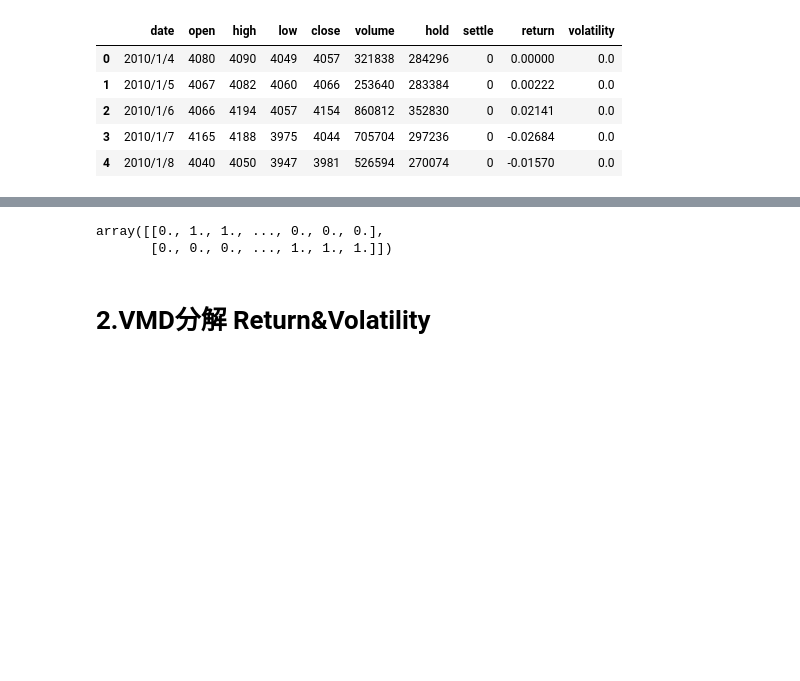
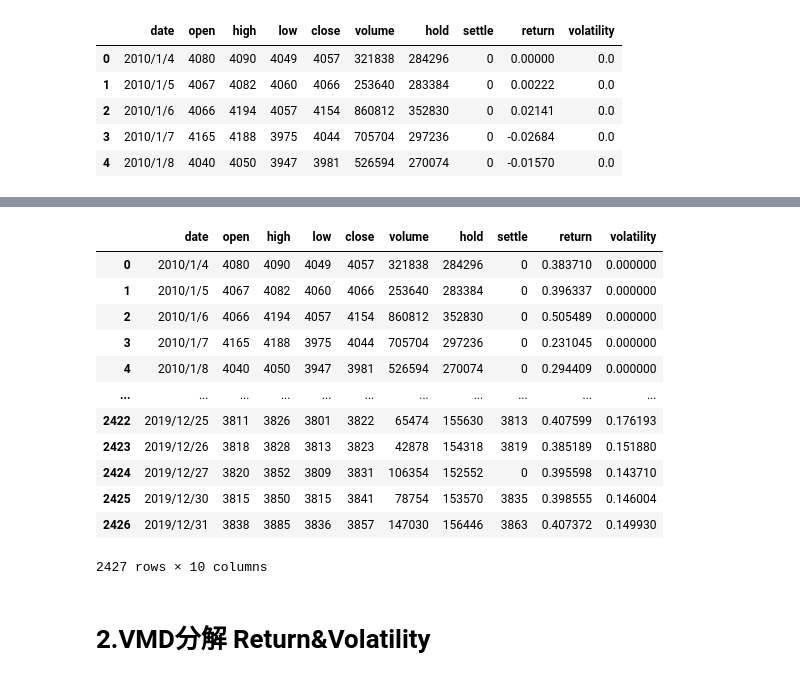
Before and after one commit to JAYING-L/forecast, a Jupyter notebook: VMD_Bilstm_A0.ipynb, the cells around one changed output, grey strips where cells are left out. Drawn from its saved outputs; the diff is of its cells as text; code cells hidden in the pictures; blank space fills up the shorter version.

```diff
--- a/VMD_Bilstm_A0.ipynb
+++ b/VMD_Bilstm_A0.ipynb
@@ -44,3 +46,5 @@ Data.head()
 # %%
-#标准化数据
-array=[Data['return'],Data['volatility']]
+minmax = preprocessing.MinMaxScaler()
+data_minmax = minmax.fit_transform(Data[['return','volatility']])
+data_minmax_list = data_minmax.tolist()
+data_minmax_list
@@ -47,10 +69,27 @@ array=[Data['return'],Data['volatility']]
-# %%
-minmax = preprocessing.MinMaxScaler()
-data_minmax = minmax.fit_transform(array)
-data_minmax
-# %% [output]
-array([[0., 1., 1., ..., 0., 0., 0.],
-       [0., 0., 0., ..., 1., 1., 1.]])
+# %%
+#建空列表把循环出来每次嵌套列表的数装在新的列表中
+empt_return=[]
+empt_volatility=[]
+for i in range(len(data_minmax_list)):
+    empt_return.append(data_minmax_list[i][0])
+    empt_volatility.append(data_minmax_list[i][1])
+Data['return']=empt_return
+Data['volatility']=empt_volatility
+Data
+# %% [output]
+|  | date | open | high | low | close | volume | hold | settle | return | volatility |
+| 0 | 2010/1/4 | 4080 | 4090 | 4049 | 4057 | 321838 | 284296 | 0 | 0.383710 | 0.000000 |
+| 1 | 2010/1/5 | 4067 | 4082 | 4060 | 4066 | 253640 | 283384 | 0 | 0.396337 | 0.000000 |
+| 2 | 2010/1/6 | 4066 | 4194 | 4057 | 4154 | 860812 | 352830 | 0 | 0.505489 | 0.000000 |
+| 3 | 2010/1/7 | 4165 | 4188 | 3975 | 4044 | 705704 | 297236 | 0 | 0.231045 | 0.000000 |
+| 4 | 2010/1/8 | 4040 | 4050 | 3947 | 3981 | 526594 | 270074 | 0 | 0.294409 | 0.000000 |
+| ... | ... | ... | ... | ... | ... | ... | ... | ... | ... | ... |
+| 2422 | 2019/12/25 | 3811 | 3826 | 3801 | 3822 | 65474 | 155630 | 3813 | 0.407599 | 0.176193 |
+| 2423 | 2019/12/26 | 3818 | 3828 | 3813 | 3823 | 42878 | 154318 | 3819 | 0.385189 | 0.151880 |
+| 2424 | 2019/12/27 | 3820 | 3852 | 3809 | 3831 | 106354 | 152552 | 0 | 0.395598 | 0.143710 |
+| 2425 | 2019/12/30 | 3815 | 3850 | 3815 | 3841 | 78754 | 153570 | 3835 | 0.398555 | 0.146004 |
+| 2426 | 2019/12/31 | 3838 | 3885 | 3836 | 3857 | 147030 | 156446 | 3863 | 0.407372 | 0.149930 |
+2427 rows × 10 columns
 # %% [markdown]
 # 2.VMD分解 Return&Volatility
 # %% [markdown]
```
Also changed, not shown: parts of 20 cells of this notebook.
